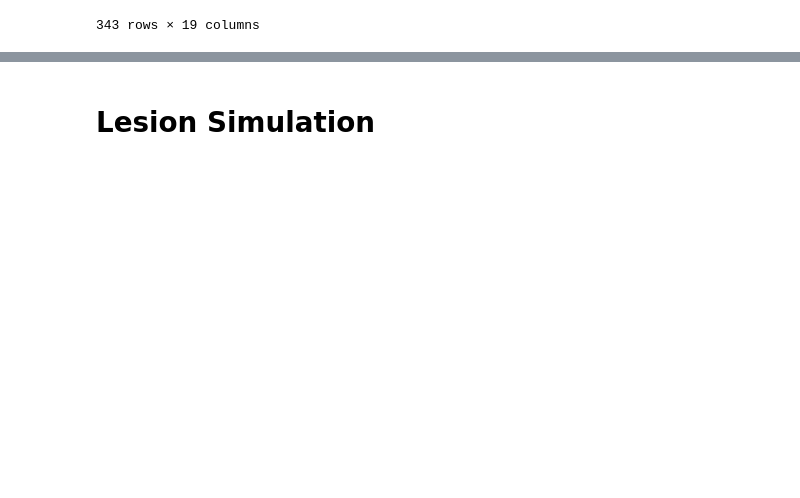
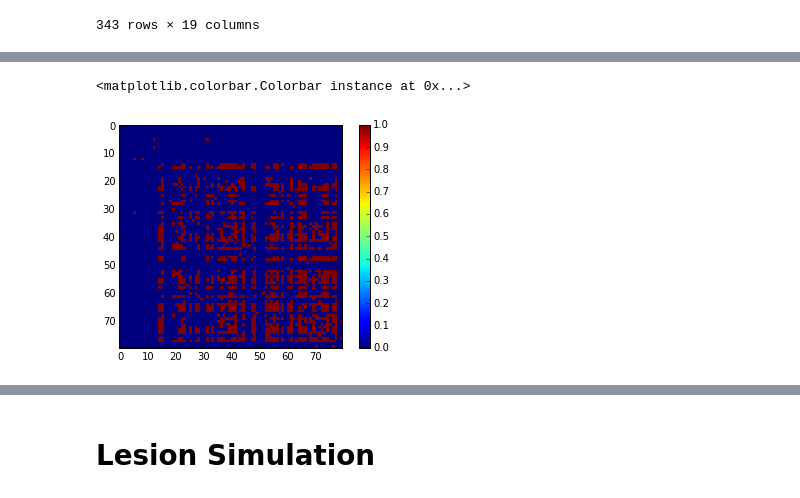
Before and after one commit to dinodigma/research, a Jupyter notebook: dino_surf15.ipynb, the cells around one changed output, grey strips where cells are left out. Drawn from its saved outputs; the diff is of its cells as text; code cells hidden in the pictures; blank space fills up the shorter version.

```diff
--- a/dino_surf15.ipynb
+++ b/dino_surf15.ipynb
@@ -238,0 +255,17 @@ subject_summary
+# %%
+# Seperate E4 Neg and E4 Pos PiB Data
+pib_pos_mat, pib_neg_mat = np.zeros(80), np.zeros(80)
+for sub_dat in pib_dat[1:, :]:
+    sub_data = subject_summary[subject_summary.LBLID == find_id(sub_dat[0])]
+    if len(sub_data) == 0:
+        print "Not in master subject summary file: " + find_id(sub_dat[0])
+        continue
+    gen_copies = sub_data.values[0][6]
+    if gen_copies < 3 and gen_copies > 0:
+        pib_pos_mat = np.vstack((pib_pos_mat, sub_dat[3:]))
+    elif gen_copies == 0:
+        pib_neg_mat = np.vstack((pib_neg_mat, sub_dat[3:]))
+    elif gen_copies not in [0, 1, 2]:
+        print "No genotype data: " + find_id(sub_dat[0])
+pib_pos_mat = pib_pos_mat[1:,:]
+pib_neg_mat = pib_neg_mat[1:,:]
@@ -238,0 +297,12 @@ subject_summary
+# %%
+# Calculate Correlation Matrix for Subgroups
+pos_pib_vals = pd.DataFrame(np.array(pib_pos_mat, dtype = float))
+pos_corr_mat = np.array(pos_pib_vals.corr())
+np.fill_diagonal(pos_corr_mat, 0.0)
+
+neg_pib_vals = pd.DataFrame(np.array(pib_neg_mat, dtype = float))
+neg_corr_mat = np.array(neg_pib_vals.corr())
+np.fill_diagonal(neg_corr_mat, 0.0)
+
+print pos_corr_mat.shape
+print neg_corr_mat.shape
@@ -238,0 +344,9 @@ subject_summary
+# %%
+# Create PiB Positive Network from Thresholded Correlation Matrix
+thr_pos_corr_mat, act_cost = util.threshold_adjacency_matrix(pos_corr_mat, cost = 0.20)
+thr_pos_pib_net = nx.Graph(thr_pos_corr_mat)
+plt.imshow(thr_pos_corr_mat, interpolation = 'nearest')
+plt.colorbar()
+# %% [output]
+<matplotlib.colorbar.Colorbar instance at 0x...>
+[figure, added]
```
Also changed, not shown: parts of 17 cells of this notebook.
